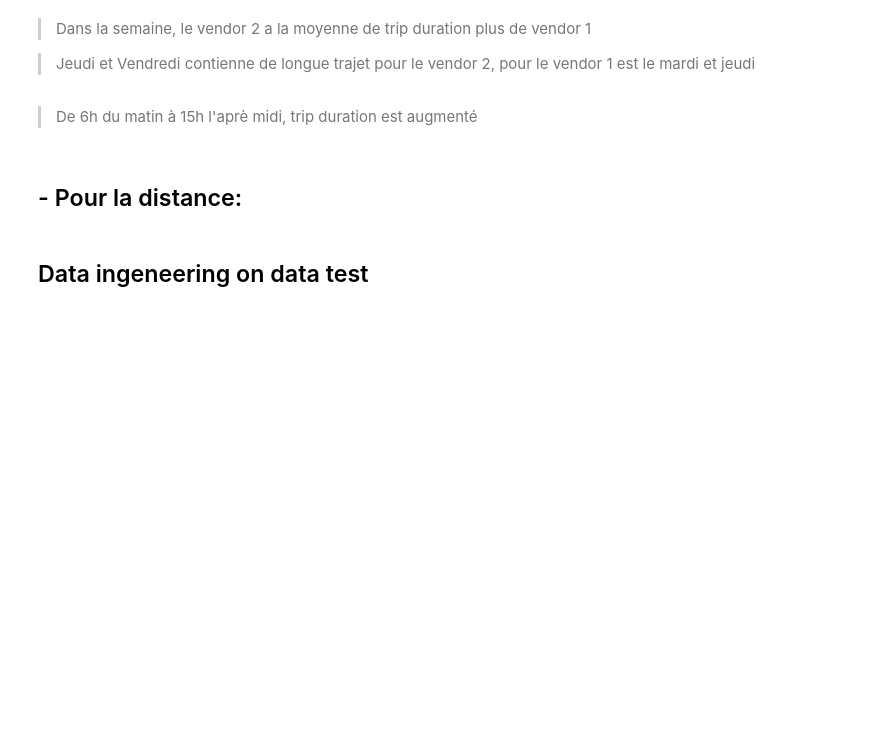
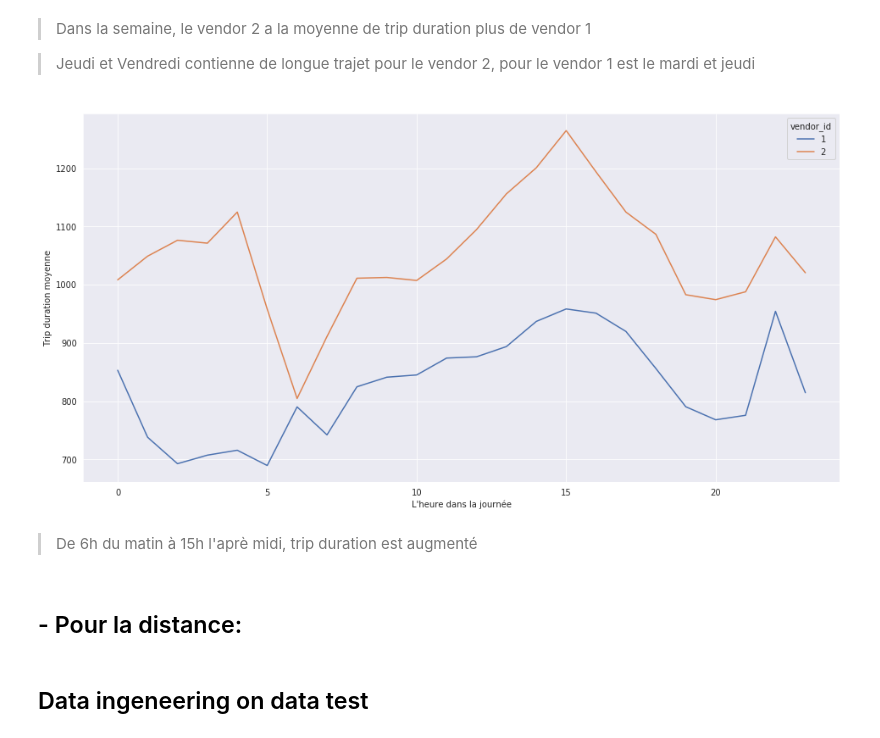
Before and after one commit to nguyenkhacbaoanh/NYC-taxi-trip-duration-prediction, a Jupyter notebook: nyc-taxi-duration-eda-by-nguyen-khac-bao-anh.ipynb, the cells around one changed output. Cells and saved outputs as stored; diff of their text form; code cells hidden in the pictures; blank space fills up the shorter version.

```diff
--- a/nyc-taxi-duration-eda-by-nguyen-khac-bao-anh.ipynb
+++ b/nyc-taxi-duration-eda-by-nguyen-khac-bao-anh.ipynb
@@ -160,9 +271,11 @@ plt.ylabel("Trip duration moyenne");
 
 > Jeudi et Vendredi contienne de longue trajet pour le vendor 2, pour le vendor 1 est le mardi et jeudi
 # %%
-train.groupby(['vendor_id','pickup_hour'])['trip_duration'].agg("mean").unstack(level=0).plot()
+train.groupby(['vendor_id','hour'])['trip_duration'].agg("mean").unstack(level=0).plot()
 plt.xlabel("L'heure dans la journée")
 plt.ylabel("Trip duration moyenne");
+# %% [output]
+[figure, added]
 # %% [markdown]
 > De 6h du matin à 15h l'aprè midi, trip duration est augmenté
 # %% [markdown]
```
Also changed, not shown: parts of 42 cells of this notebook.
